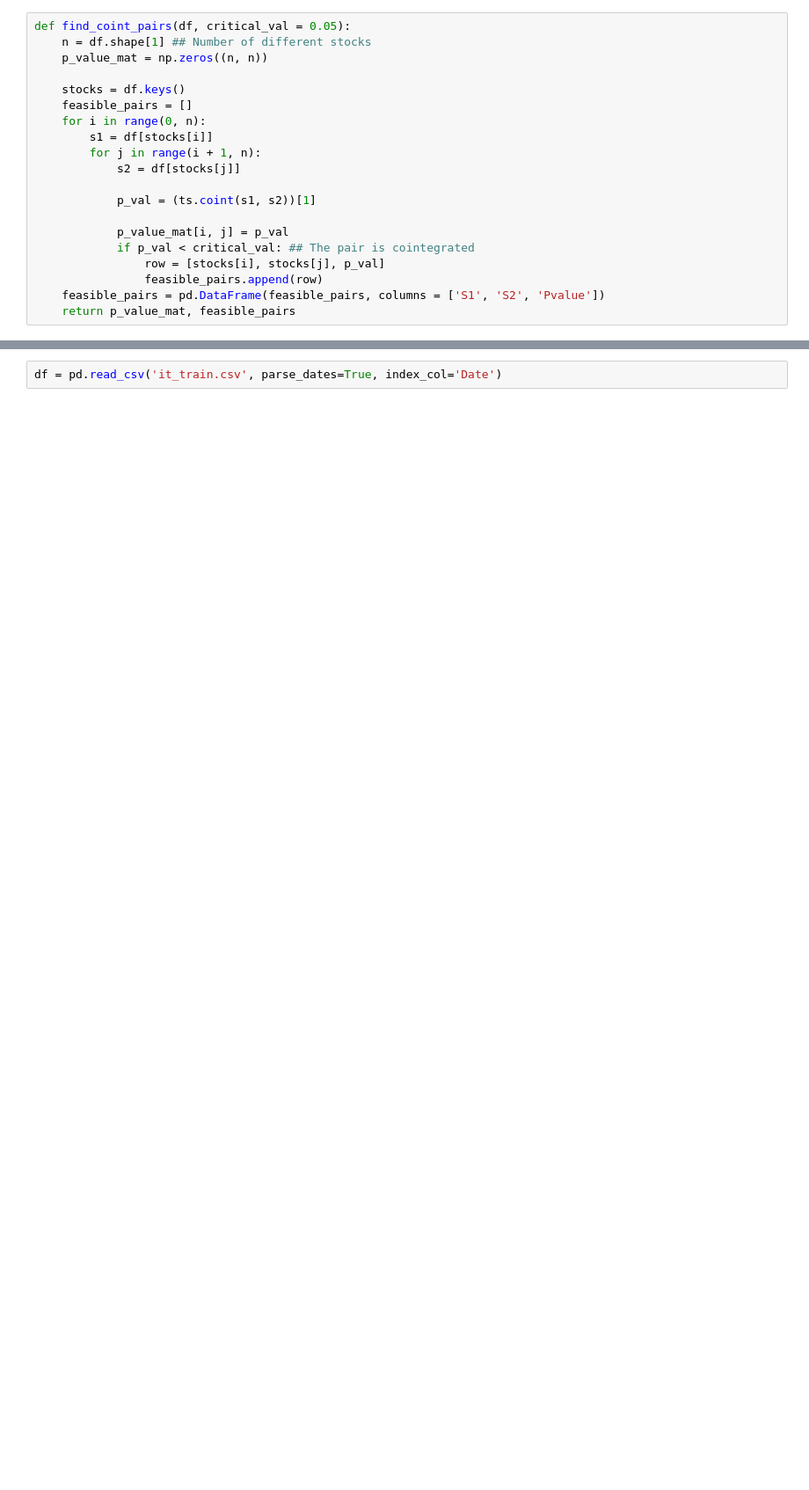
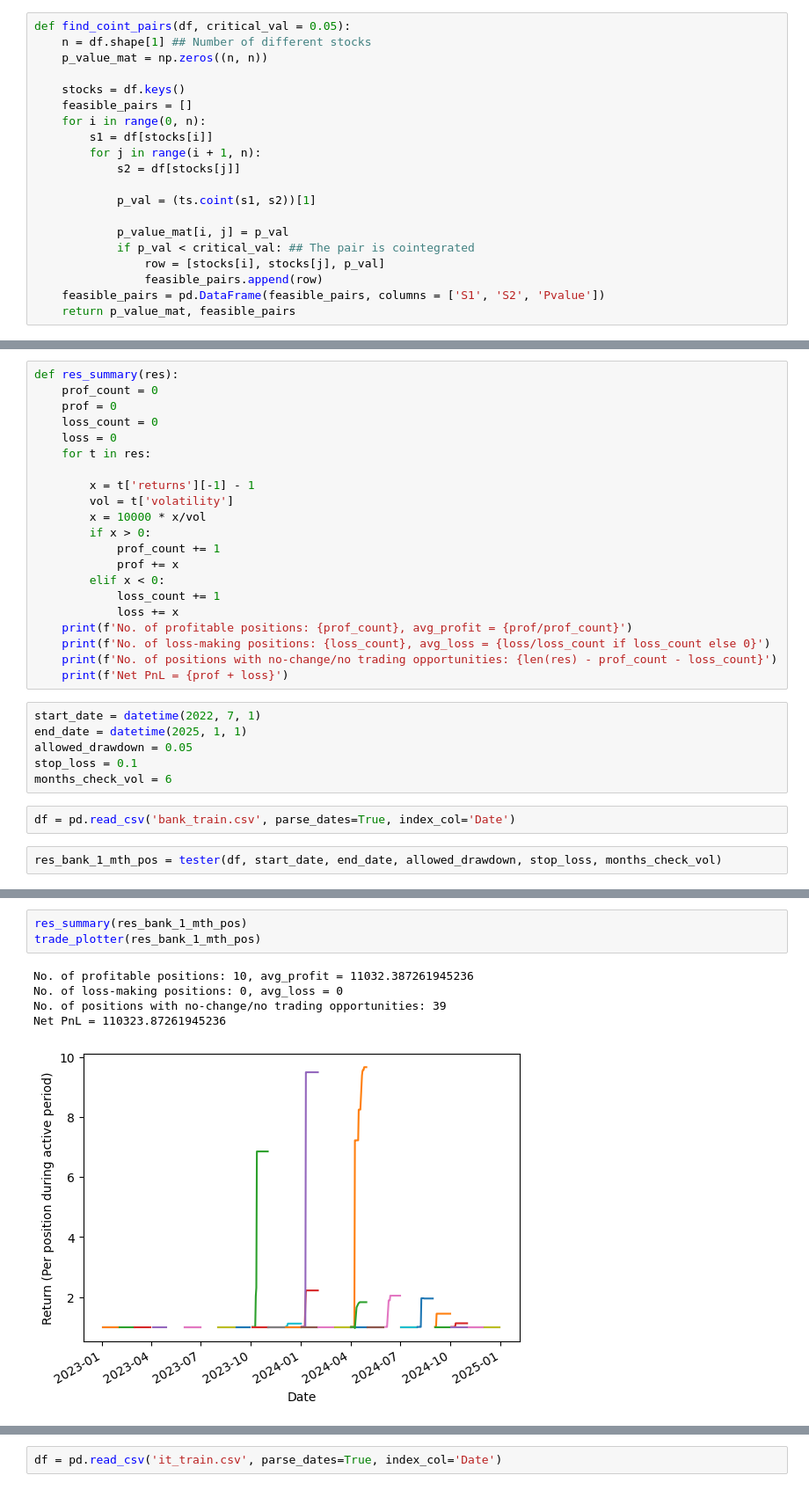
Before and after one commit to Amination-Gogia/Pairs-Trading-Dec-2024, a Jupyter notebook: Week-4/multiple_pairs.ipynb, the cells around one changed output, grey strips where cells are left out. Shown at 88% size. Cells and saved outputs as stored; diff of their text form; blank space fills up the shorter version.

Commit message:
Added multiple pair portfolio trading

```diff
--- a/Week-4/multiple_pairs.ipynb
+++ b/Week-4/multiple_pairs.ipynb
@@ -159,0 +324,31 @@ def find_coint_pairs(df, critical_val = 0.05):
+# %%
+def res_summary(res):
+    prof_count = 0
+    prof = 0
+    loss_count = 0
+    loss = 0
+    for t in res:
+
+        x = t['returns'][-1] - 1
+        vol = t['volatility']
+        x = 10000 * x/vol
+        if x > 0:
+            prof_count += 1
+            prof += x
+        elif x < 0:
+            loss_count += 1
+            loss += x
+    print(f'No. of profitable positions: {prof_count}, avg_profit = {prof/prof_count}')
+    print(f'No. of loss-making positions: {loss_count}, avg_loss = {loss/loss_count if loss_count else 0}')
+    print(f'No. of positions with no-change/no trading opportunities: {len(res) - prof_count - loss_count}')
+    print(f'Net PnL = {prof + loss}')
+# %%
+start_date = datetime(2022, 7, 1)
+end_date = datetime(2025, 1, 1)
+allowed_drawdown = 0.05
+stop_loss = 0.1
+months_check_vol = 6
+# %%
+df = pd.read_csv('bank_train.csv', parse_dates=True, index_col='Date')
+# %%
+res_bank_1_mth_pos = tester(df, start_date, end_date, allowed_drawdown, stop_loss, months_check_vol)
@@ -159,0 +373,9 @@ def find_coint_pairs(df, critical_val = 0.05):
+# %%
+res_summary(res_bank_1_mth_pos)
+trade_plotter(res_bank_1_mth_pos)
+# %% [output]
+No. of profitable positions: 10, avg_profit = 11032.387261945236
+No. of loss-making positions: 0, avg_loss = 0
+No. of positions with no-change/no trading opportunities: 39
+Net PnL = 110323.87261945236
+[figure, added]
```
Also changed, not shown: parts of 31 cells of this notebook, 2 other files.
